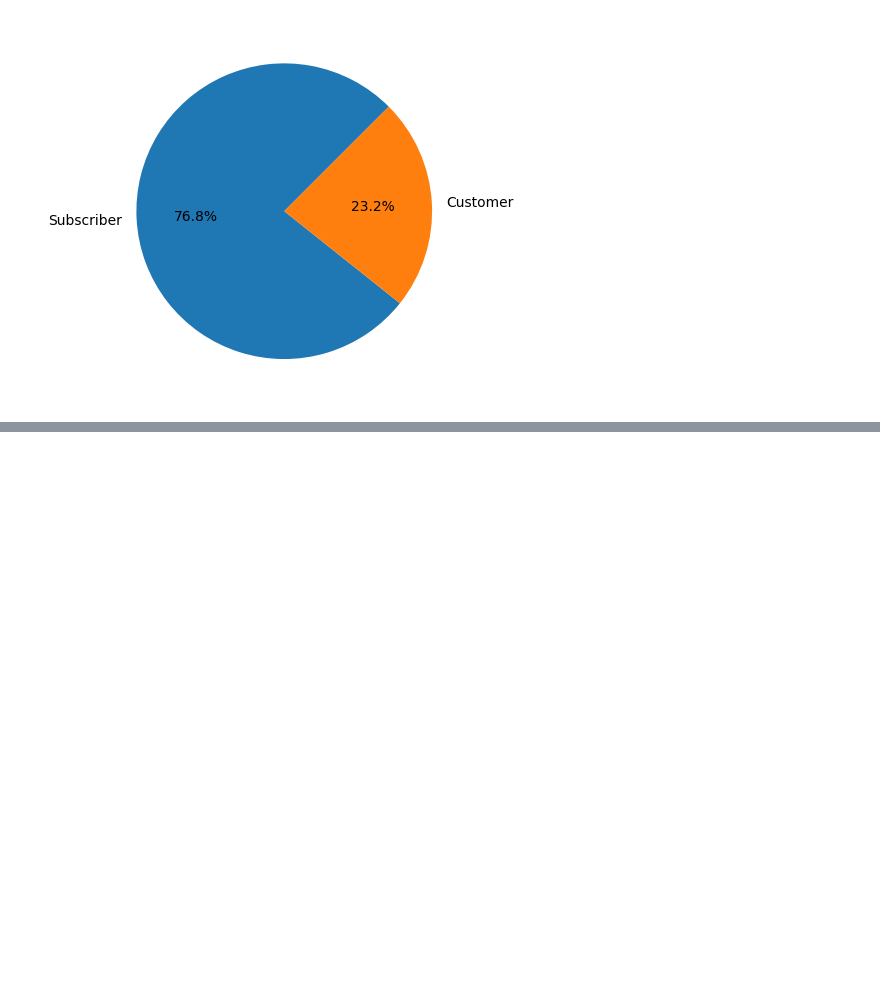
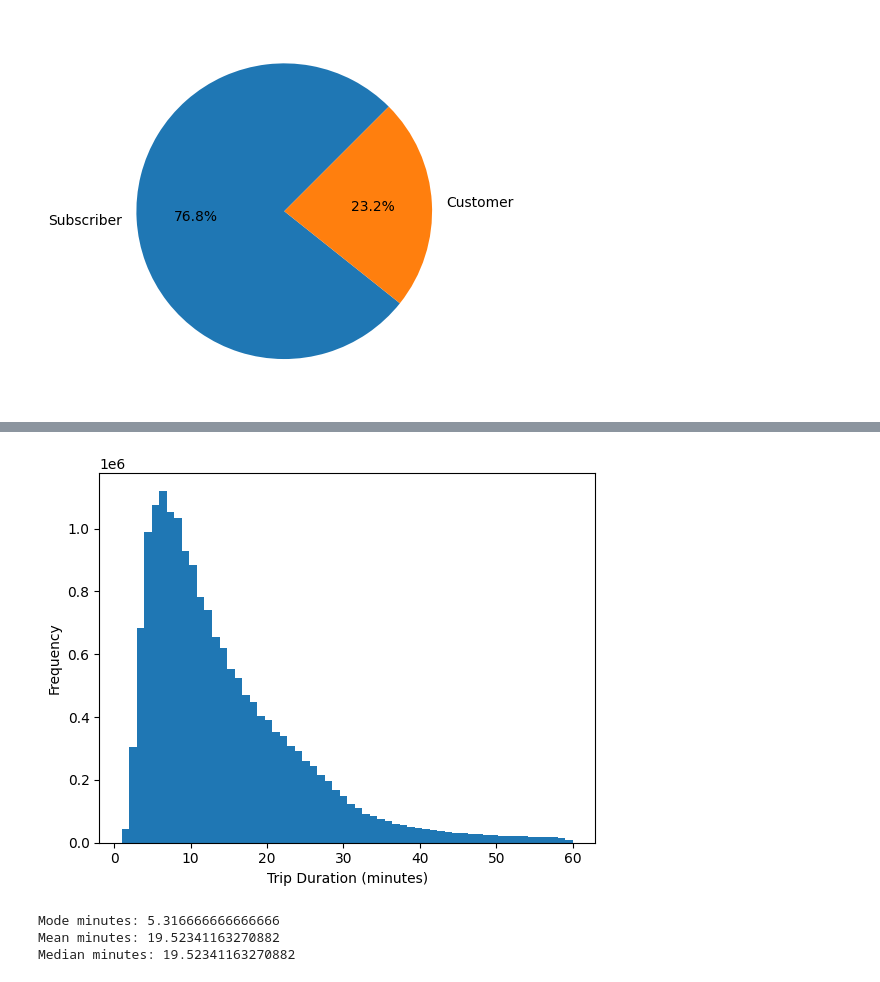
Before and after one commit to frogmasta/TE-360-Final-Project, a Jupyter notebook: main.ipynb, the cells around one changed output, grey strips where cells are left out. Saved outputs shown, nothing was run; the diff lists cells and outputs as text; code cells hidden in the pictures; blank space fills up the shorter version.

```diff
--- a/main.ipynb
+++ b/main.ipynb
@@ -181,0 +173,20 @@ Name: birthyear, dtype: float64
+# %%
+trip_duration_cleaned: pd.Series = divvy_cleaned_df['tripduration'].dropna().apply(lambda x: int(float(x.replace(',', ''))) if (not isinstance(x, int) and not isinstance(x, float)) else x)
+# %%
+# Plot trip time on a histogram for trips under an hour
+trip_duration_under_one_hour: pd.Series = trip_duration_cleaned.loc[lambda x: x < 60 * 60].apply(lambda x: round(x / 60)) # Histogram screwed up if we don't filter extremely high values
+trip_duration_under_one_hour.reset_index(drop=True)
+plt.hist(trip_duration_under_one_hour, bins=60)
+plt.xlabel("Trip Duration (minutes)")
+plt.ylabel("Frequency")
+plt.show()
+# %% [output]
+[figure, added]
+# %%
+print(f"Mode minutes: {(trip_duration_cleaned.mode() / 60).values[0]}")
+print(f"Mean minutes: {(trip_duration_cleaned.mean() / 60)}")
+print(f"Median minutes: {(trip_duration_cleaned.mean() / 60)}")
+# %% [output]
+Mode minutes: 5.316666666666666
+Mean minutes: 19.52341163270882
+Median minutes: 19.52341163270882
```
Also changed, not shown: parts of 35 cells of this notebook, 1 other file.
